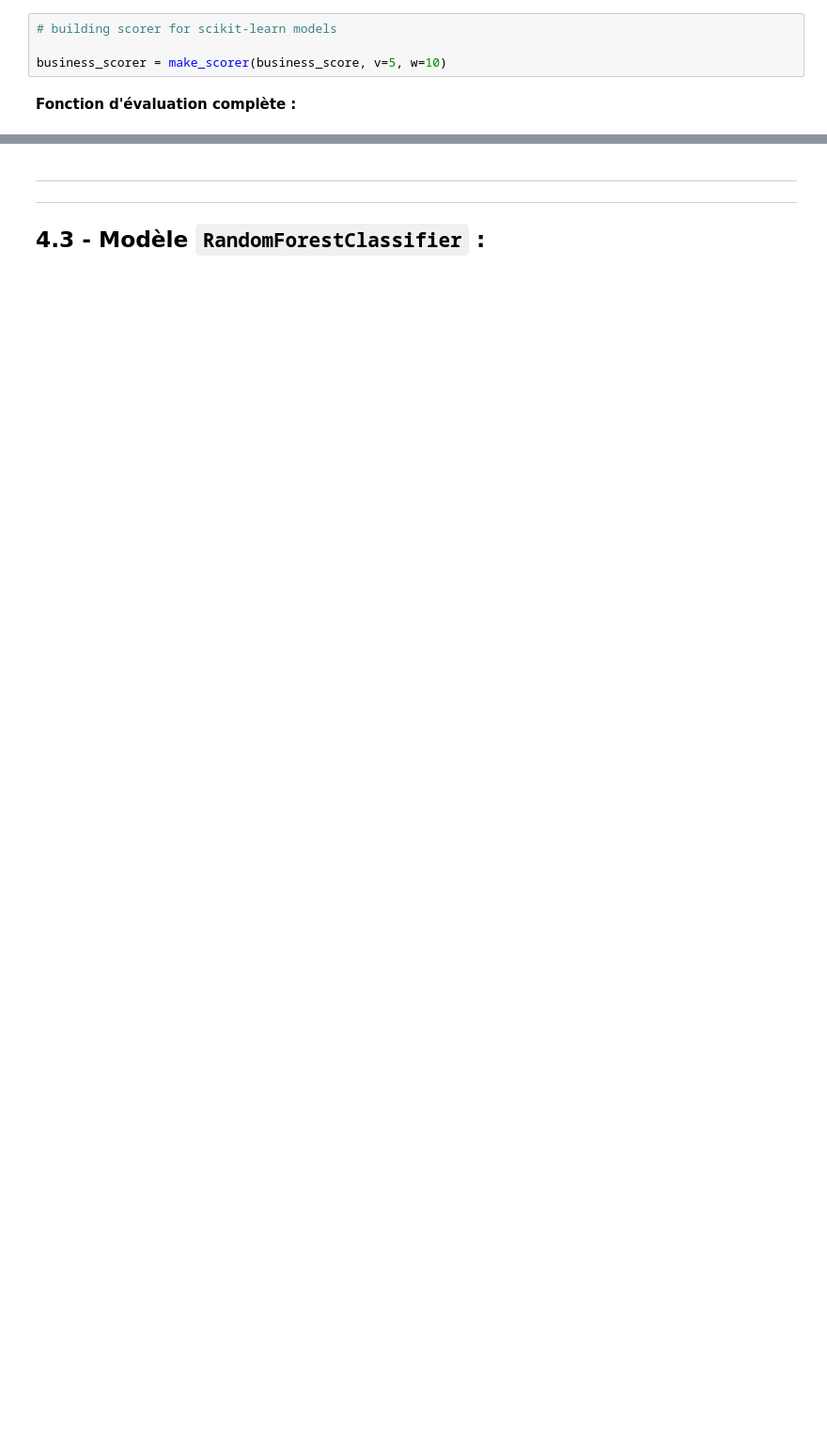
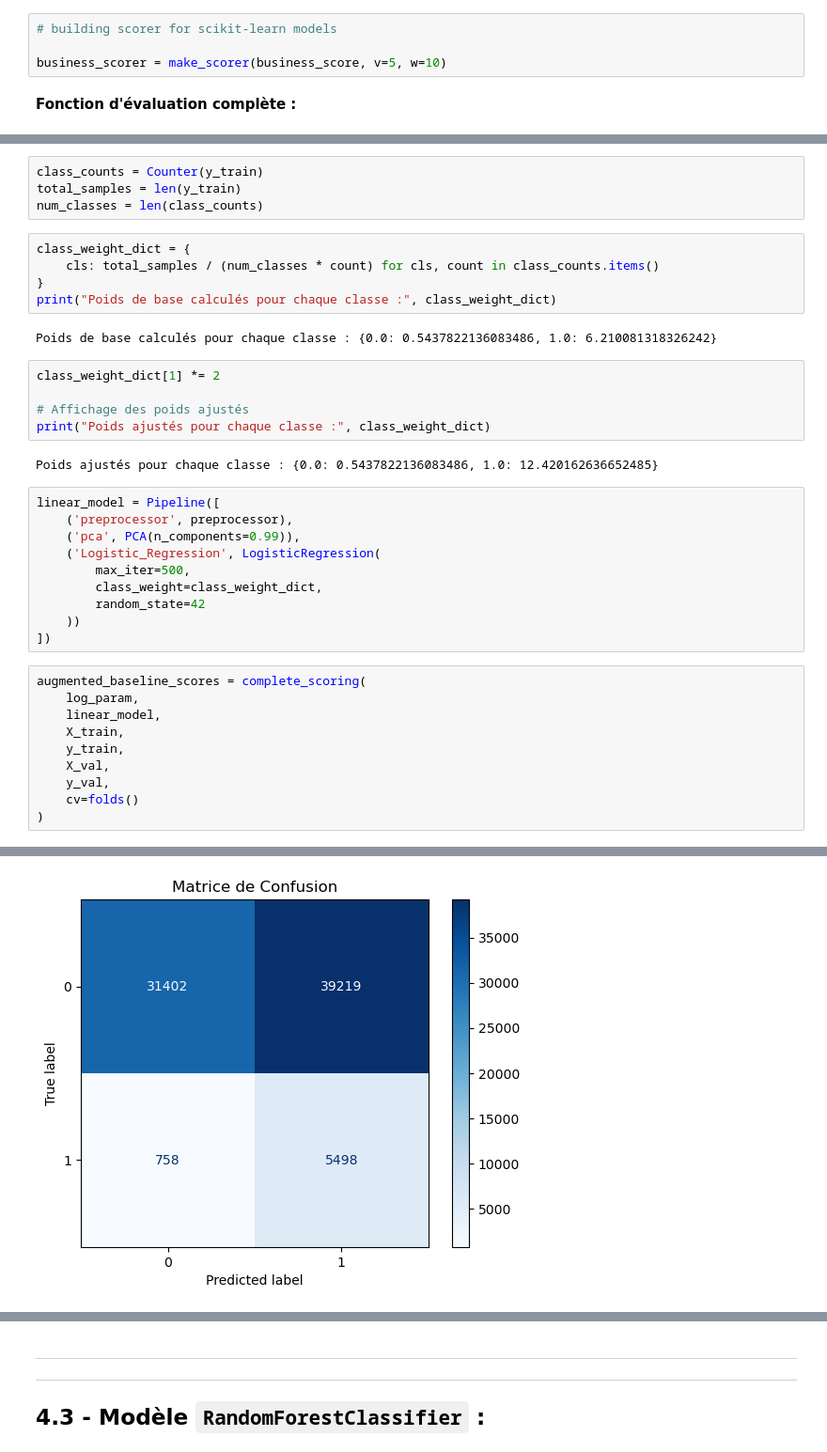
Before and after one commit to jeromelegal/Projet_07_OCR_Data_Scientist, a Jupyter notebook: notebooks/1_modelisations.ipynb, the cells around one changed output, grey strips where cells are left out. Shown at 94% size. Cells and saved outputs as stored; diff of their text form; blank space fills up the shorter version.

```diff
--- a/notebooks/1_modelisations.ipynb
+++ b/notebooks/1_modelisations.ipynb
@@ -345,0 +587,39 @@ AUC: 0.7650098581053555
+# %%
+class_counts = Counter(y_train)
+total_samples = len(y_train)
+num_classes = len(class_counts)
+# %%
+class_weight_dict = {
+    cls: total_samples / (num_classes * count) for cls, count in class_counts.items()
+}
+print("Poids de base calculés pour chaque classe :", class_weight_dict)
+# %% [output]
+Poids de base calculés pour chaque classe : {0.0: 0.5437822136083486, 1.0: 6.210081318326242}
+# %%
+class_weight_dict[1] *= 2
+
+# Affichage des poids ajustés
+print("Poids ajustés pour chaque classe :", class_weight_dict)
+# %% [output]
+Poids ajustés pour chaque classe : {0.0: 0.5437822136083486, 1.0: 12.420162636652485}
+# %%
+linear_model = Pipeline([
+    ('preprocessor', preprocessor),
+    ('pca', PCA(n_components=0.99)),
+    ('Logistic_Regression', LogisticRegression(
+        max_iter=500,
+        class_weight=class_weight_dict,
+        random_state=42
+    ))
+])
+# %%
+augmented_baseline_scores = complete_scoring(
+    log_param,
+    linear_model,
+    X_train,
+    y_train,
+    X_val,
+    y_val,
+    cv=folds()
+)
+# %% [output]
@@ -345,0 +649 @@ AUC: 0.7650098581053555
+[figure, added]
```
Also changed, not shown: parts of 102 cells of this notebook, 10 other files.
